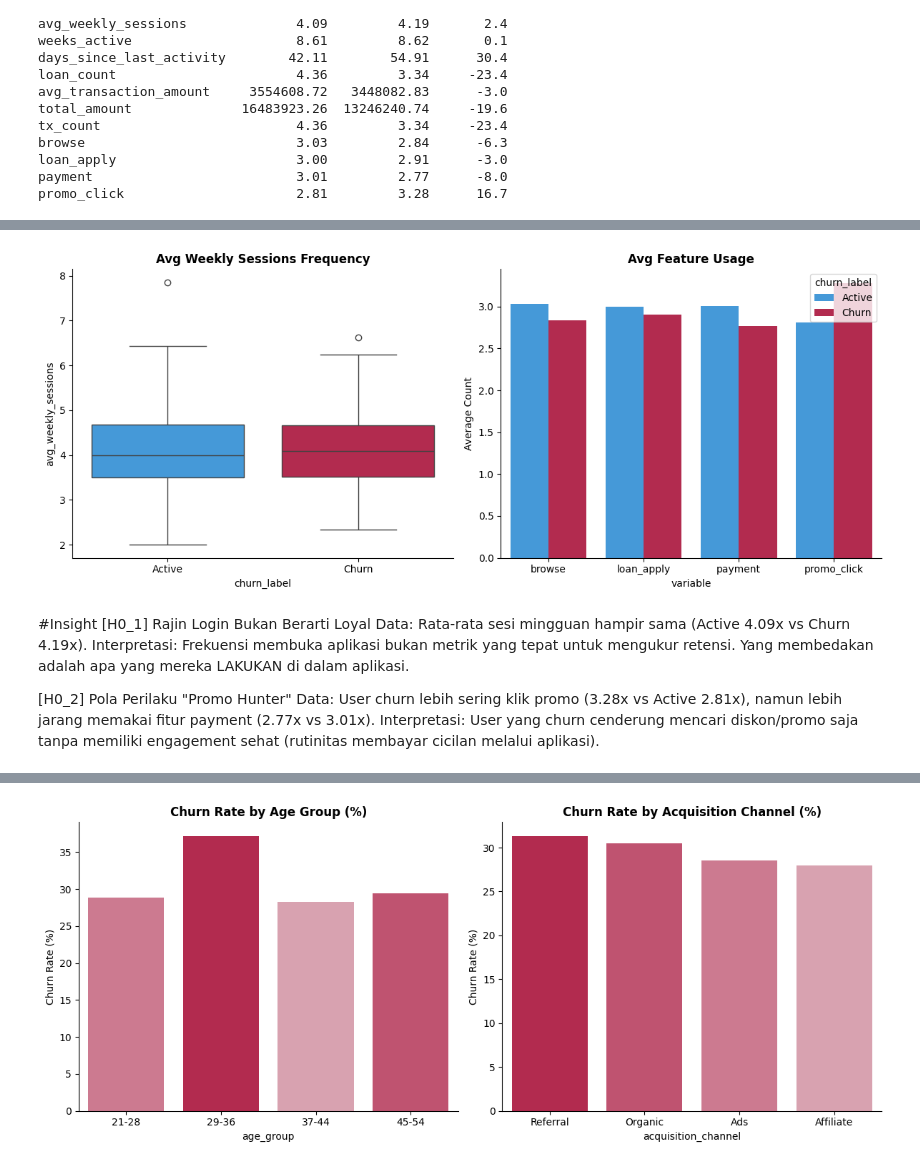
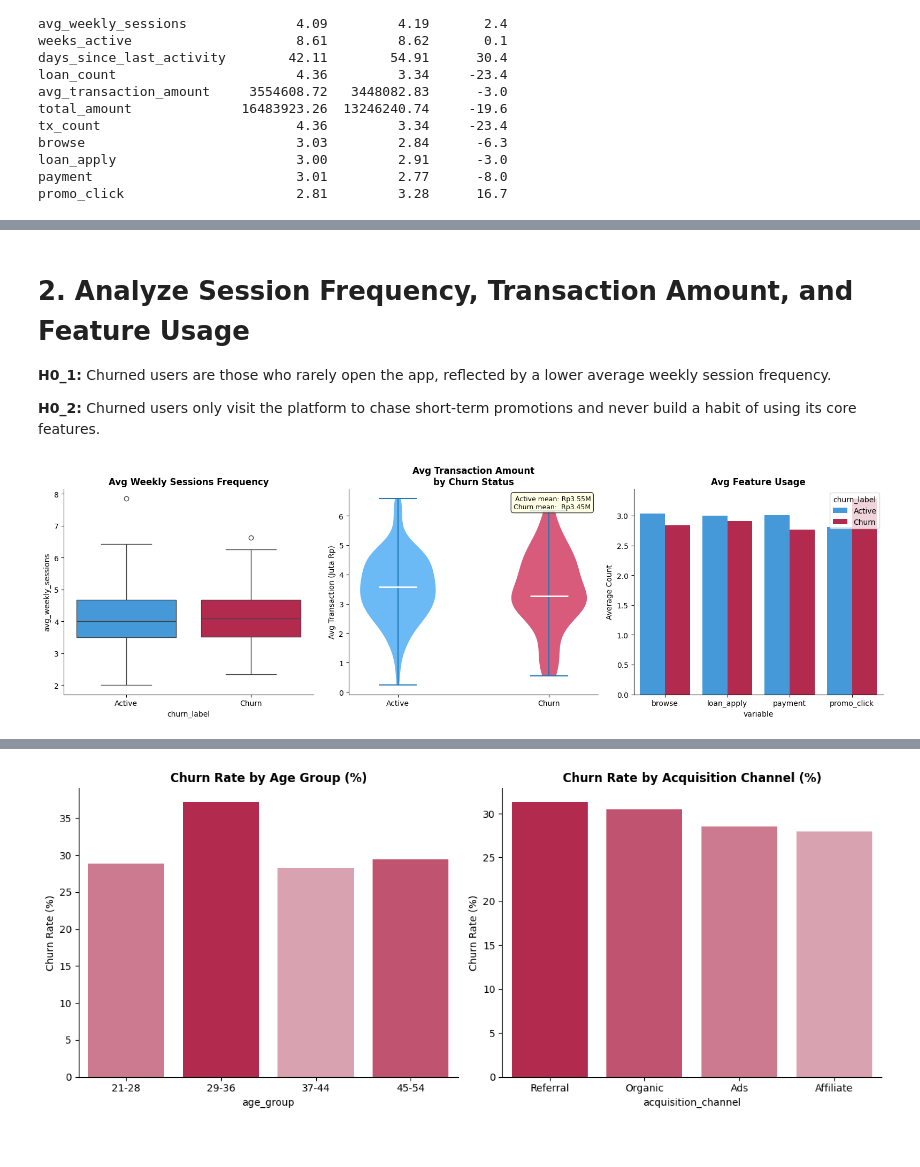
Before and after one commit to firmanadikk/StudyCase_DatAnl, a Jupyter notebook: Part2EDA/EDA.ipynb, the cells around one changed output, grey strips where cells are left out. Drawn from its saved outputs; the diff is of its cells as text; code cells hidden in the pictures.

```diff
--- a/Part2EDA/EDA.ipynb
+++ b/Part2EDA/EDA.ipynb
@@ -42,8 +42,8 @@ PALETTE   = {"Active": C_ACTIVE, "Churn": C_CHURN}
 # %%
-users        = pd.read_csv("user.csv")
-activity     = pd.read_csv("activity.csv")
-transactions = pd.read_csv("transactions.csv")
-status       = pd.read_csv("status_clean.csv")
+users        = pd.read_csv(r"C:\Users\asus3\Documents\UB - Copy\StudyCase_DatAnl\user.csv")
+activity     = pd.read_csv(r"C:\Users\asus3\Documents\UB - Copy\StudyCase_DatAnl\activity.csv")
+transactions = pd.read_csv(r"C:\Users\asus3\Documents\UB - Copy\StudyCase_DatAnl\transactions.csv")
+status       = pd.read_csv(r"C:\Users\asus3\Documents\UB - Copy\StudyCase_DatAnl\status_clean.csv")
 
 users["signup_date"]             = pd.to_datetime(users["signup_date"])
 activity["event_date"]           = pd.to_datetime(activity["event_date"])
@@ -174,30 +204,38 @@ H0_2: User churn hanya mencari diskon sesaat dan tidak berniat menjadi peminjam
+# %% [markdown]
+# 2. Analyze Session Frequency, Transaction Amount, and Feature Usage
+**H0_1:** Churned users are those who rarely open the app, reflected by a lower average weekly session frequency.
+
+**H0_2:** Churned users only visit the platform to chase short-term promotions and never build a habit of using its core features.
 # %%
-fig, axes = plt.subplots(1, 2, figsize=(12, 5))
+fig, axes = plt.subplots(1, 3, figsize=(16, 5))
 sns.boxplot(data=df, x="churn_label", y="avg_weekly_sessions", palette=PALETTE, ax=axes[0])
 axes[0].set_title("Avg Weekly Sessions Frequency")
 
+ax = axes[1]
+data_vio = [df[df['is_churn']==0]['avg_transaction_amount'].dropna()/1e6,
+            df[df['is_churn']==1]['avg_transaction_amount'].dropna()/1e6]
+vp = ax.violinplot(data_vio, positions=[1, 2], showmedians=True)
+for pc, color in zip(vp['bodies'], [C_ACTIVE, C_CHURN]):
+    pc.set_facecolor(color); pc.set_alpha(0.7)
+vp['cmedians'].set_color('white'); vp['cmedians'].set_linewidth(2)
+ax.set_xticks([1,2]); ax.set_xticklabels(['Active', 'Churn'])
+ax.set_ylabel('Avg Transaction (Juta Rp)')
+ax.set_title('Avg Transaction Amount\nby Churn Status')
+means = [d.mean() for d in data_vio]
+ax.text(0.97, 0.97,
+        f"Active mean: Rp{means[0]:.2f}M\nChurn mean:  Rp{means[1]:.2f}M",
+        transform=ax.transAxes, va='top', ha='right', fontsize=9,
+        bbox=dict(boxstyle='round,pad=0.4', facecolor='lightyellow', alpha=0.8))
+
 feat_cols = ["browse", "loan_apply", "payment", "promo_click"]
 feat_means = df.groupby("churn_label")[feat_cols].mean().reset_index().melt(id_vars="churn_label")
-sns.barplot(data=feat_means, x="variable", y="value", hue="churn_label", palette=PALETTE, ax=axes[1])
-axes[1].set_title("Avg Feature Usage")
-axes[1].set_ylabel("Average Count")
+sns.barplot(data=feat_means, x="variable", y="value", hue="churn_label", palette=PALETTE, ax=axes[2])
+axes[2].set_title("Avg Feature Usage")
+axes[2].set_ylabel("Average Count")
+
+
 plt.tight_layout()
 plt.savefig("2_session_and_features.png", dpi=120)
 plt.show()
 # %% [output]
-[figure, old version]
+[figure, new version]
-# %% [markdown]
-#Insight
-[H0_1] Rajin Login Bukan Berarti Loyal
-      Data: Rata-rata sesi mingguan hampir sama (Active 4.09x vs
-            Churn 4.19x).
-      Interpretasi: Frekuensi membuka aplikasi bukan metrik yang tepat
-            untuk mengukur retensi. Yang membedakan adalah apa yang
-            mereka LAKUKAN di dalam aplikasi.
-
- [H0_2] Pola Perilaku "Promo Hunter"
-      Data: User churn lebih sering klik promo (3.28x vs Active 2.81x),
-            namun lebih jarang memakai fitur payment (2.77x vs 3.01x).
-      Interpretasi: User yang churn cenderung mencari diskon/promo saja
-            tanpa memiliki engagement sehat (rutinitas membayar cicilan
-            melalui aplikasi).
```
Also changed, not shown: parts of 24 cells of this notebook, 14 other files.
